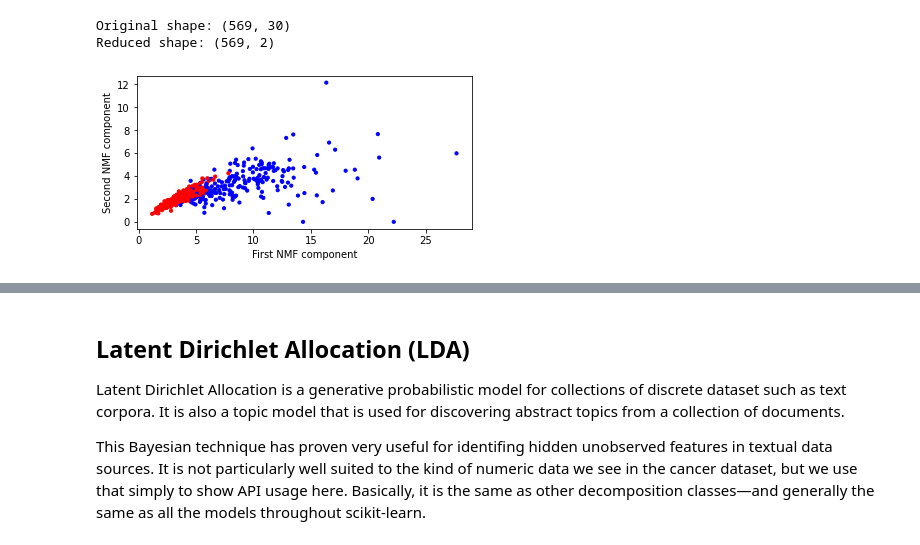
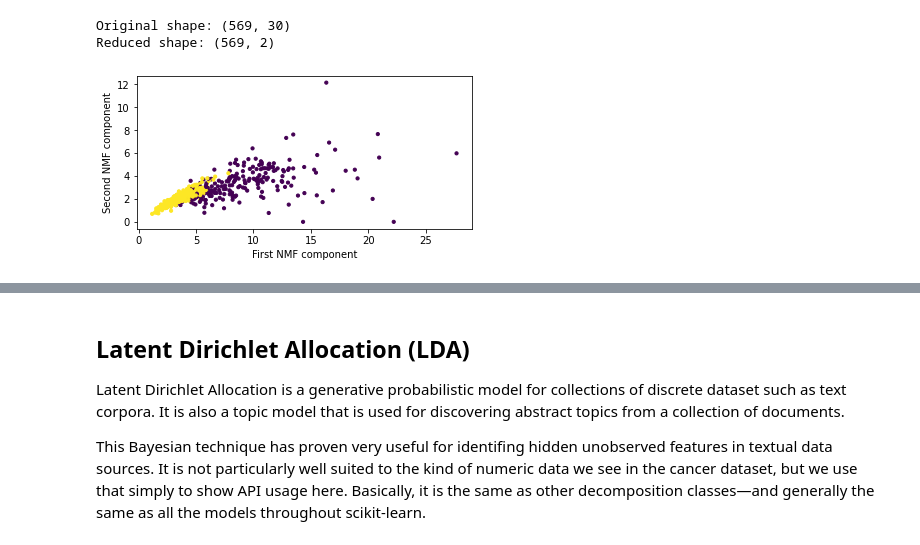
Before and after one commit to DavidMertz/ML-Webinar, a Jupyter notebook: Decomposition.ipynb, the cells around one changed output, grey strips where cells are left out. Cells and saved outputs as stored; diff of their text form; code cells hidden in the pictures.

Commit message:
Remove mglearn use

```diff
--- a/Decomposition.ipynb
+++ b/Decomposition.ipynb
@@ -222,14 +221,13 @@ Reduced shape: (569, 2)
 # %%
 # plot 1st vs 2nd principal component, color by class
 plt.figure(figsize=(6, 6))
 plt.scatter(X_nmf[:, 0], X_nmf[:, 1],
-            c=cancer.target,
-            cmap=mglearn.tools.cm, s=10)
+            c=cancer.target, s=10)
 plt.gca().set_aspect("equal")
 plt.xlabel("First NMF component")
 plt.ylabel("Second NMF component");
 # %% [output]
-[figure, old version]
+[figure, new version]
 # %%
 X_train, X_test, y_train, y_test = train_test_split(
     X_nmf, cancer.target, random_state=1)
```
Also changed, not shown: parts of 11 cells of this notebook, 33 other files.
